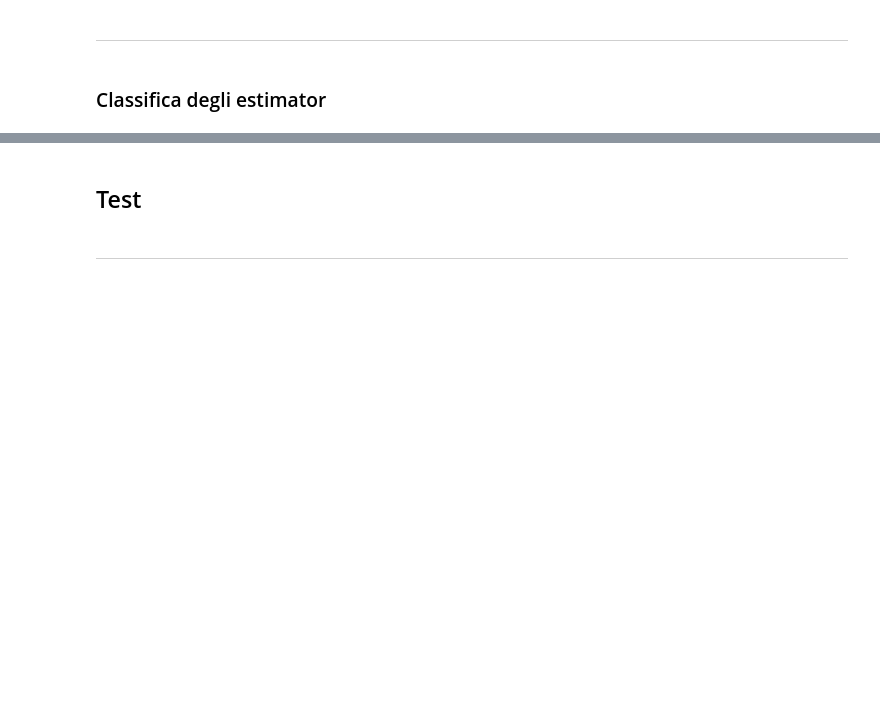
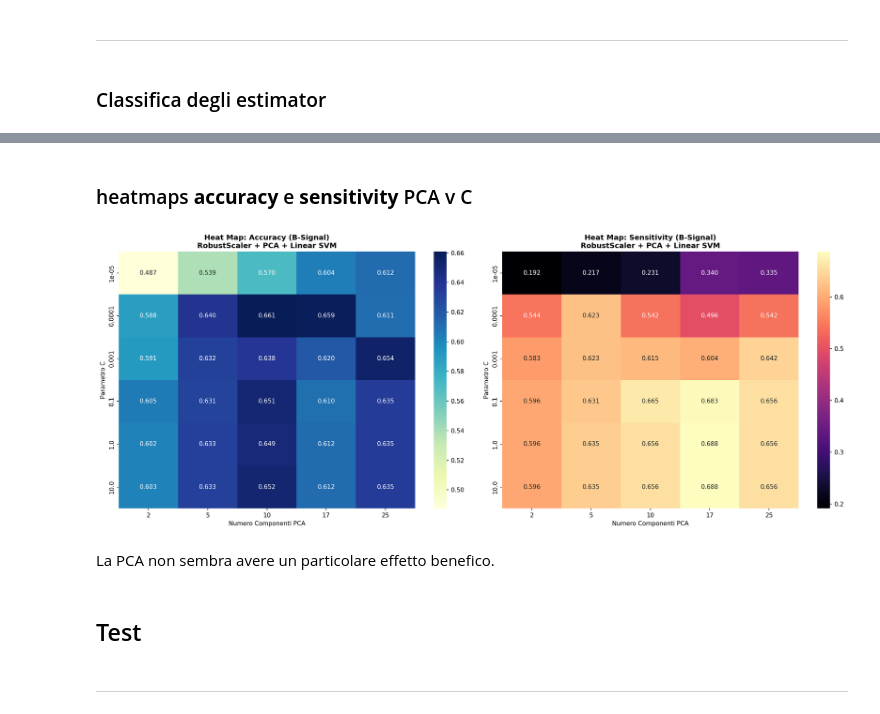
Before and after one commit to zosojack/ml-applications, a Jupyter notebook: first-project/svm_definitivo.ipynb, the cells around one changed output, grey strips where cells are left out. Drawn from its saved outputs; the diff is of its cells as text; code cells hidden in the pictures; blank space fills up the shorter version.

```diff
--- a/first-project/svm_definitivo.ipynb
+++ b/first-project/svm_definitivo.ipynb
@@ -221,3 +306,37 @@ Autovalori più importanti? Quanti?
+# %% [markdown]
+### heatmaps **accuracy** e **sensitivity** PCA v C
+# %%
+# 1. Preparazione dei dati: Pivot delle tabelle
+# Trasformiamo il DataFrame in matrici (Indice = C, Colonne = n_components)
+pivot_acc = results_df.pivot(index='param_classify__C',
+                                 columns='param_reduce_dim__n_components',
+                                 values='mean_test_score')
+
+pivot_sens = results_df.pivot(index='param_classify__C',
+                                  columns='param_reduce_dim__n_components',
+                                  values='mean_test_sensitivity')
+
+# 2. Creazione della figura
+fig, axes = plt.subplots(1, 2, figsize=(18, 7), dpi=150)
+
+# --- Heatmap Accuracy ---
+sns.heatmap(pivot_acc, annot=True, fmt=".3f", cmap="YlGnBu", ax=axes[0])
+axes[0].set_title('Heat Map: Accuracy (B-Signal)\nRobustScaler + PCA + Linear SVM', fontweight='bold')
+axes[0].set_xlabel('Numero Componenti PCA')
+axes[0].set_ylabel('Parametro C')
+
+# --- Heatmap Sensitivity ---
+sns.heatmap(pivot_sens, annot=True, fmt=".3f", cmap="magma", ax=axes[1])
+axes[1].set_title('Heat Map: Sensitivity (B-Signal)\nRobustScaler + PCA + Linear SVM', fontweight='bold')
+axes[1].set_xlabel('Numero Componenti PCA')
+axes[1].set_ylabel('Parametro C')
+
+plt.tight_layout()
+plt.show()
+# %% [output]
+[figure, added]
+# %% [markdown]
+La PCA non sembra avere un particolare effetto benefico.
 # %% [markdown]
 ## Test
 # %% [markdown]
```
Also changed, not shown: parts of 30 cells of this notebook, 12 other files.
